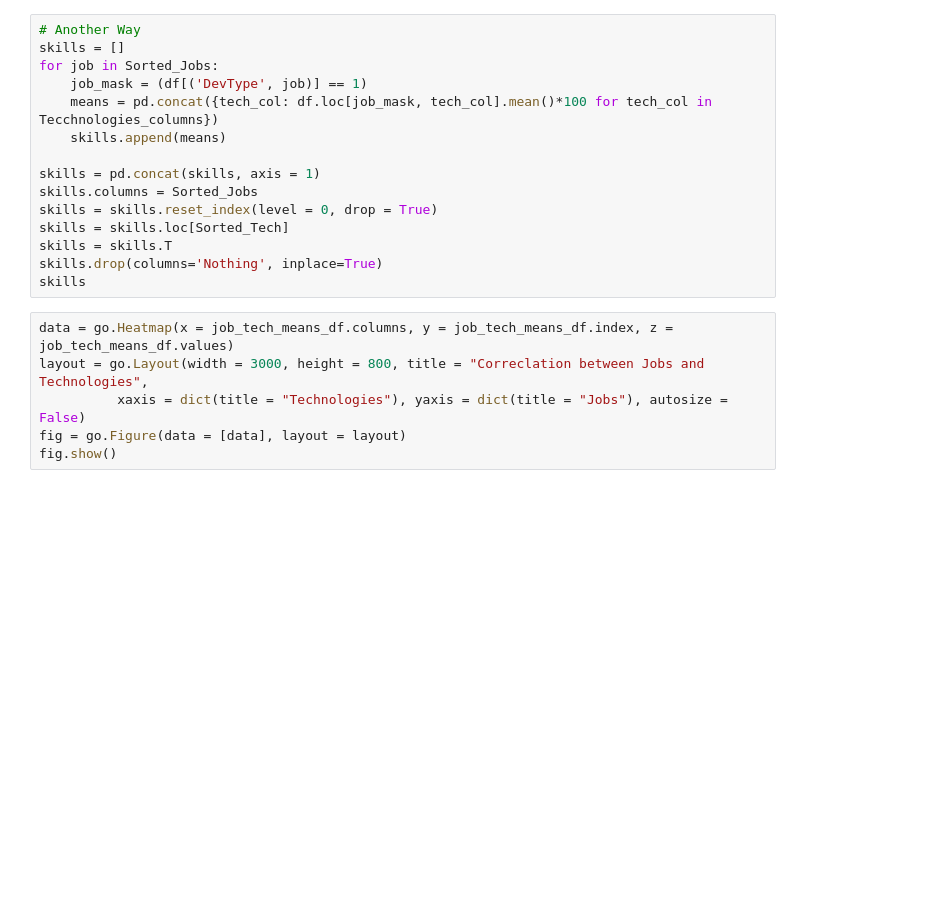
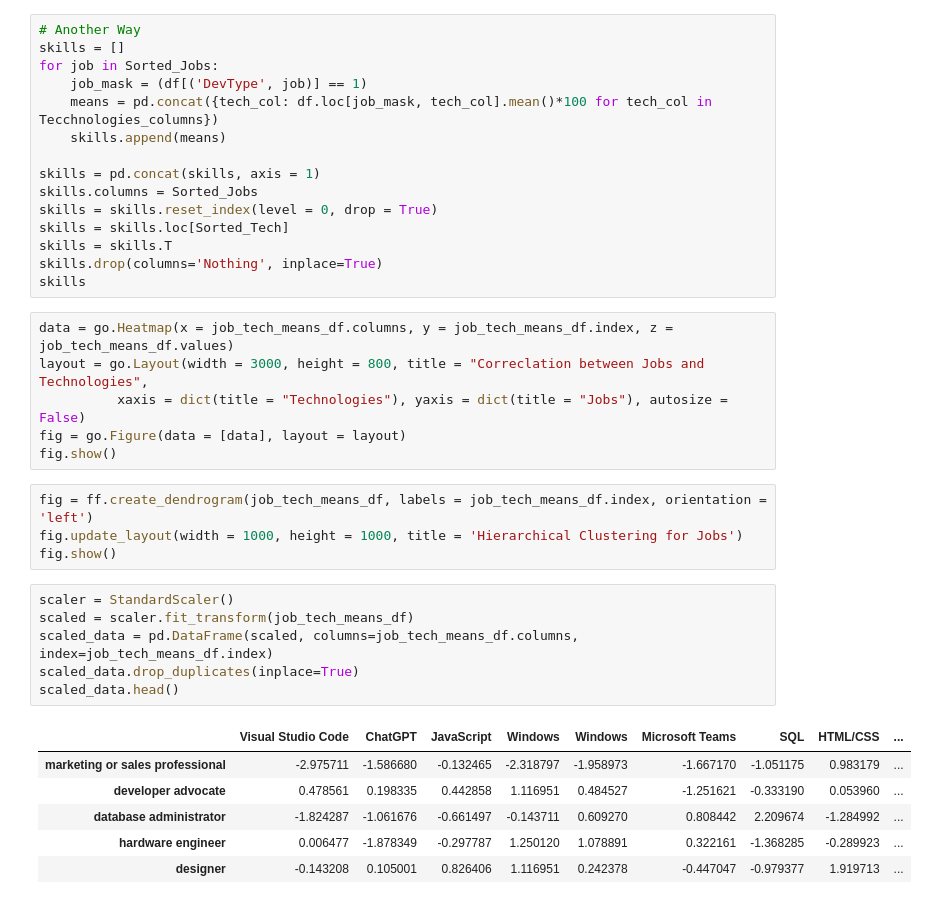
Before and after one commit to YoussefMakram27/Stack_overflow_survey_2024, a Jupyter notebook: 03_data_analysis.ipynb, the cells around one changed output. Drawn from its saved outputs; the diff is of its cells as text; blank space fills up the shorter version.

Commit message:
Finishing Data Analysis

```diff
--- a/03_data_analysis.ipynb
+++ b/03_data_analysis.ipynb
@@ -294,3 +240,20 @@ layout = go.Layout(width = 3000, height = 800, title = "Correclation between Job
           xaxis = dict(title = "Technologies"), yaxis = dict(title = "Jobs"), autosize = False)
 fig = go.Figure(data = [data], layout = layout)
 fig.show()
+# %%
+fig = ff.create_dendrogram(job_tech_means_df, labels = job_tech_means_df.index, orientation = 'left')
+fig.update_layout(width = 1000, height = 1000, title = 'Hierarchical Clustering for Jobs')
+fig.show()
+# %%
+scaler = StandardScaler()
+scaled = scaler.fit_transform(job_tech_means_df)
+scaled_data = pd.DataFrame(scaled, columns=job_tech_means_df.columns, index=job_tech_means_df.index)
+scaled_data.drop_duplicates(inplace=True)
+scaled_data.head()
+# %% [output]
+|  | Visual Studio Code | ChatGPT | JavaScript | Windows | Windows | Microsoft Teams | SQL | HTML/CSS | ... |
+| marketing or sales professional | -2.975711 | -1.586680 | -0.132465 | -2.318797 | -1.958973 | -1.667170 | -1.051175 | 0.983179 | ... |
+| developer advocate | 0.478561 | 0.198335 | 0.442858 | 1.116951 | 0.484527 | -1.251621 | -0.333190 | 0.053960 | ... |
+| database administrator | -1.824287 | -1.061676 | -0.661497 | -0.143711 | 0.609270 | 0.808442 | 2.209674 | -1.284992 | ... |
+| hardware engineer | 0.006477 | -1.878349 | -0.297787 | 1.250120 | 1.078891 | 0.322161 | -1.368285 | -0.289923 | ... |
+| designer | -0.143208 | 0.105001 | 0.826406 | 1.116951 | 0.242378 | -0.447047 | -0.979377 | 1.919713 | ... |
```
Also changed, not shown: parts of 14 cells of this notebook, 3 other files.
